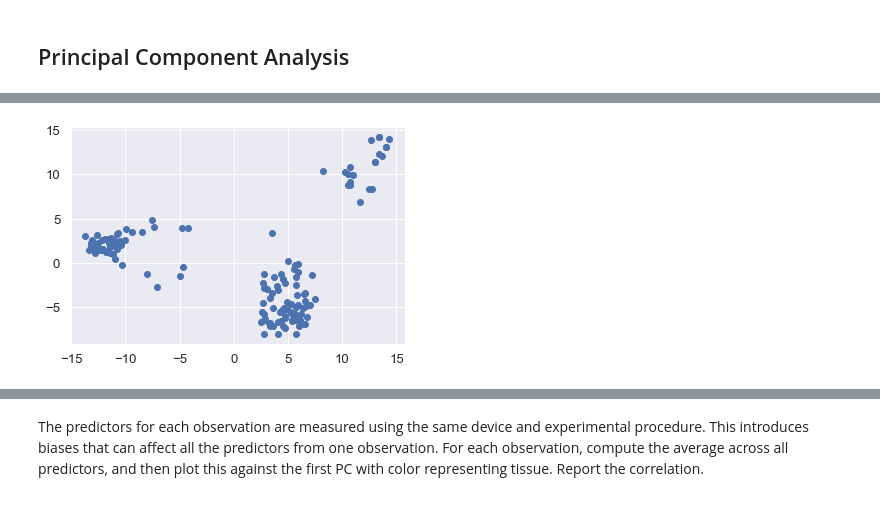
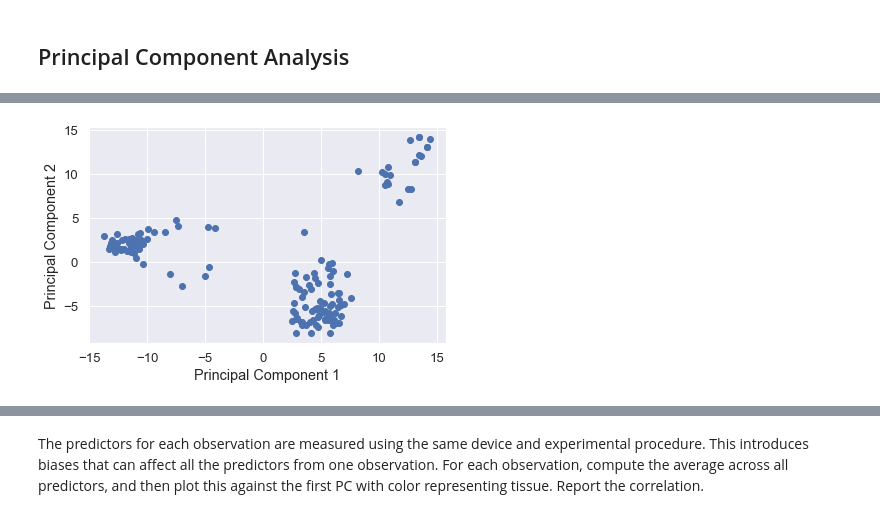
Before and after one commit to dennislamcv1/HarvardX-sDataScience, a Jupyter notebook: PH125.8x/Dimension Reduction.ipynb, the cells around one changed output, grey strips where cells are left out. Saved outputs shown, nothing was run; the diff lists cells and outputs as text; code cells hidden in the pictures.

```diff
--- a/PH125.8x/Dimension Reduction.ipynb
+++ b/PH125.8x/Dimension Reduction.ipynb
@@ -395,7 +171,7 @@ We want to get an idea of which observations are close to each other, but, as yo
 # %% [markdown]
 ## Principal Component Analysis
 # %%
-PCAinst = PCA(n_components=2)
+pca2 = PCA(n_components=2)
 # %%
-X_train = PCAinst.fit_transform(X_train)
+X_train_2 = pca2.fit_transform(X_train)
 # %%
@@ -443,2 +205,3 @@ array([[-12.00432817,   1.9418057 ],
 # %%
-graph = pd.DataFrame(X_train)
+graph = pd.DataFrame(X_train_2, columns=['A','B'])
+graph
@@ -445,5 +222,9 @@ graph = pd.DataFrame(X_train)
 # %%
-plt.scatter(x=graph[0],y=graph[1])
+plt.scatter(x=graph.A,y=graph.B)
+plt.xlabel('Principal Component 1')
+plt.ylabel('Principal Component 2')
+#plt.legend(loc='lower center')
+plt.tight_layout()
 plt.show()
 # %% [output]
-[figure, old version]
+[figure, new version]
```
Also changed, not shown: parts of 120 cells of this notebook, 1 other file.
